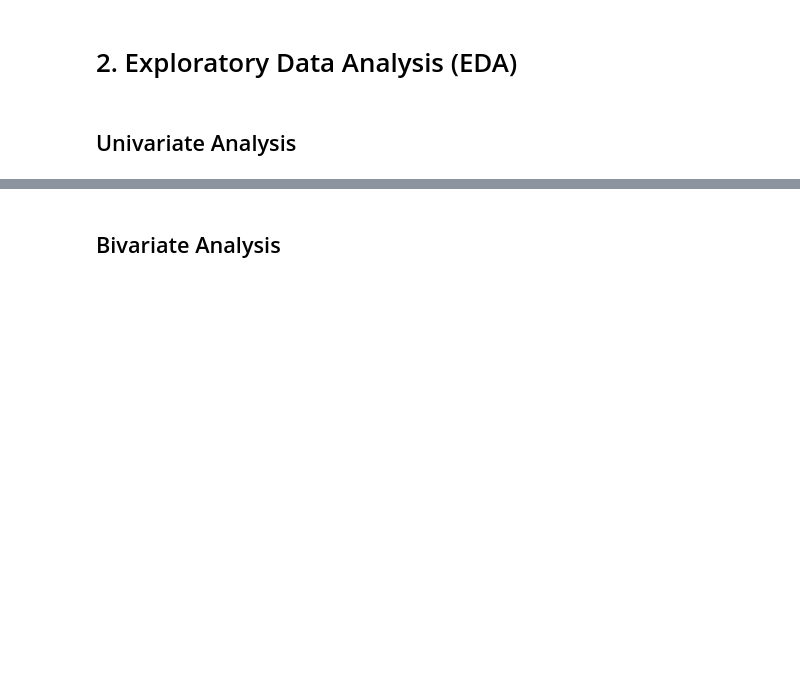
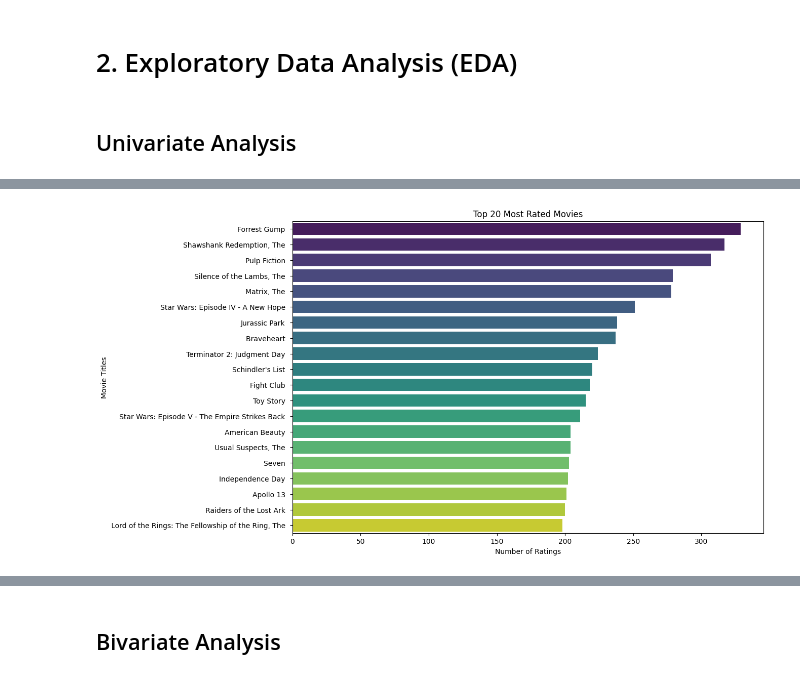
Before and after one commit to GraceRKimotho/Phase_4-Project, a Jupyter notebook: Movie_Recommendation.ipynb, the cells around one changed output, grey strips where cells are left out. Saved outputs shown, nothing was run; the diff lists cells and outputs as text; code cells hidden in the pictures; blank space fills up the shorter version.

```diff
--- a/Movie_Recommendation.ipynb
+++ b/Movie_Recommendation.ipynb
@@ -262,0 +362,11 @@ Text(0.5, 1.0, 'Distribution of Genres')
+# %%
+# Top 20 most rated movies
+plt.figure(figsize=(12, 8))
+top_20_movies = movie_rating['Title'].value_counts().head(20)
+sns.barplot(y=top_20_movies.index, x=top_20_movies.values, palette='viridis')
+plt.title('Top 20 Most Rated Movies')
+plt.xlabel('Number of Ratings')
+plt.ylabel('Movie Titles')
+plt.show()
+# %% [output]
+[figure, added]
```
Also changed, not shown: parts of 39 cells of this notebook.
